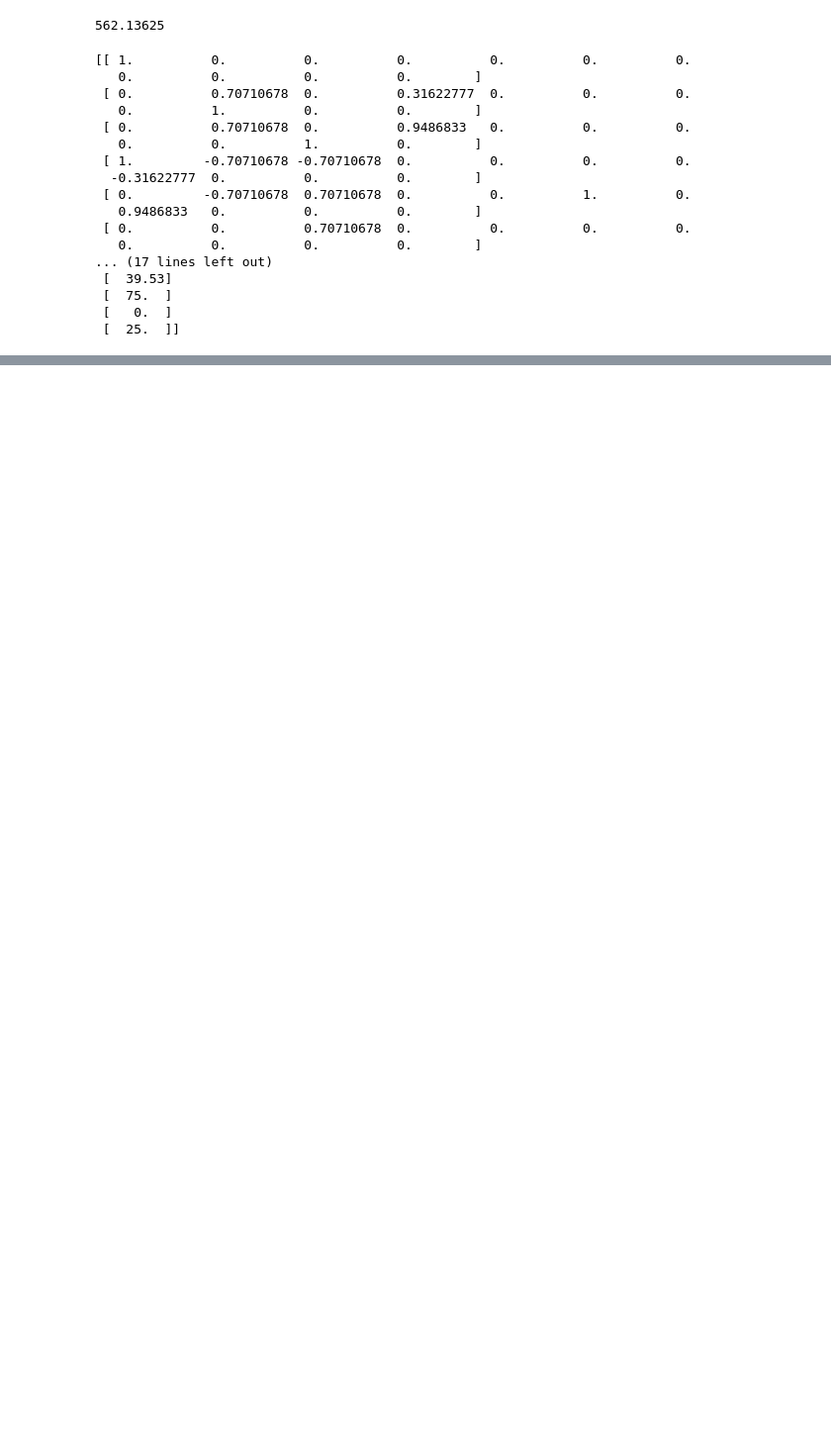
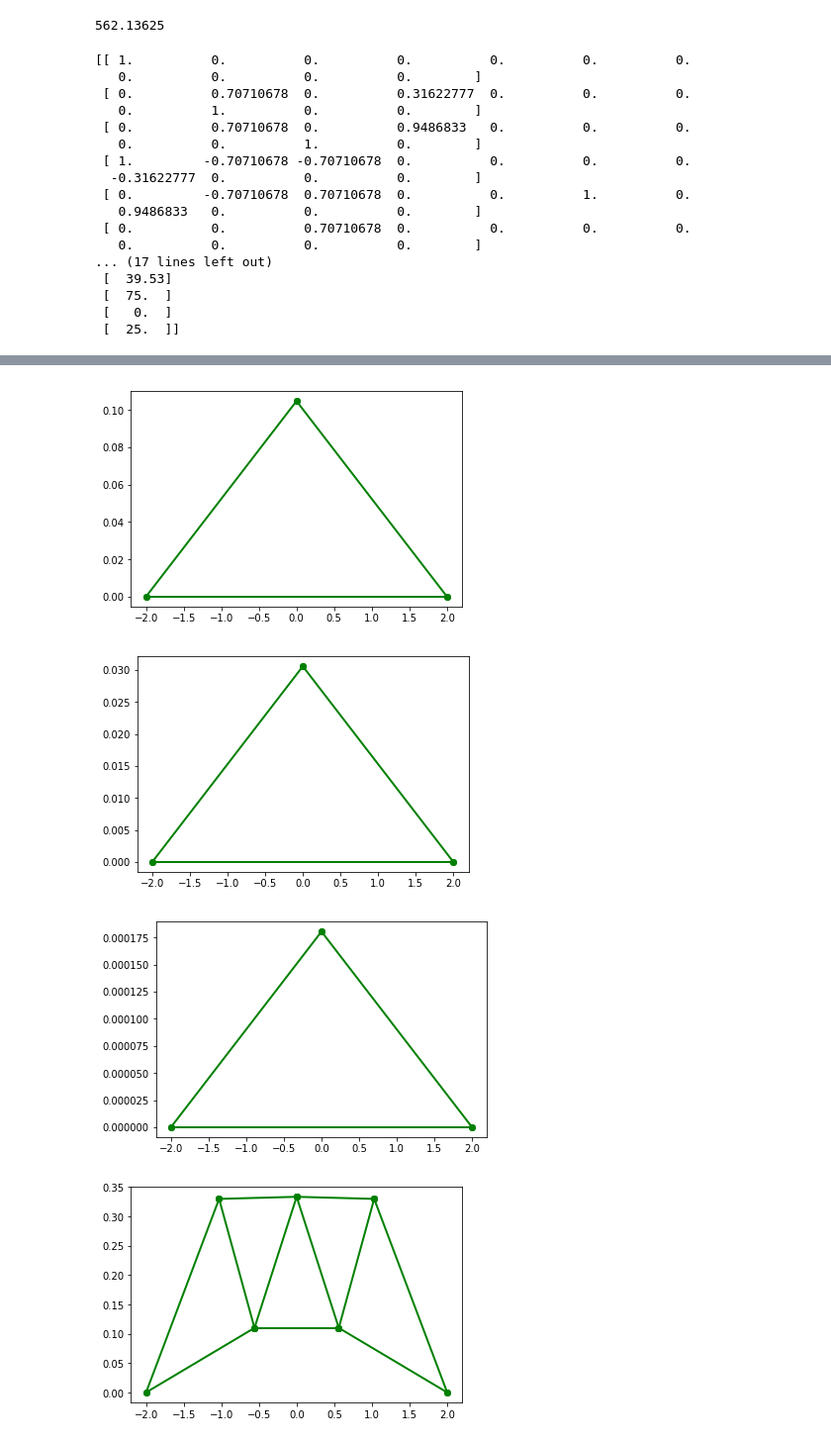
Before and after one commit to jclundy/truss_solver, a Jupyter notebook: Truss Solver.ipynb, the cells around one changed output, grey strips where cells are left out. Shown at 99% size. Drawn from its saved outputs; the diff is of its cells as text; code cells hidden in the pictures; blank space fills up the shorter version.

Commit message:
adds code to visualize trusses, changes mutation algorithm to mutate all joints

```diff
--- a/Truss Solver.ipynb
+++ b/Truss Solver.ipynb
@@ -578,5 +518,5 @@ def evaluate_fitness(truss, applied_force, member_strength):
     safety_factor = member_strength / max_force_in_member
     mass = truss.calculate_mass()
     # maybe should calculate maximum mass?
-    fitness = safety_factor / mass
+    fitness = safety_factor / (2*mass)
     return fitness
@@ -823,17 +902,17 @@ print("population fitness threshold: ", new_population.fitness_threshold)
 # %%
  # main loup
-max_iterations = 10
+max_iterations = 7
 
 width = 4
 max_height = 3
 min_height = 0
 min_edge_length = 0.25
-min_number_joints = 5
-max_number_joints = 7
-population_limit = 1000
+min_number_joints = 3
+max_number_joints = 10
+population_limit = 2000
 
-load = -500
-member_strength = 200
+load = -300
+member_strength = 100
 constraints = Constraints(width,
                           max_height,
                           min_height,
@@ -848,9 +927,37 @@ population = Population(constraints, population_limit)
 winning_truss_per_iteration = []
 top_score_per_iteration = []
 threshold_per_iteration = []
+survivor_histogram_per_iteration = []
+candidate_histogram_per_iteration = []
+n = 5
+top_n_trusses_per_iteration = []
+
 for i in range(max_iterations):
+    print("iteration", i)
+    dr = min_edge_length / (i+1)
+    population.mutation_parameters.dr = dr
     population.spawn_new_generation()
+
+    candidate_histogram = {}
+    survivor_histogram = {}
+    for i in range(min_number_joints, max_number_joints + 1):
+        candidate_histogram[i] = 0
+        survivor_histogram[i] = 0
+
+    for candidate in population.candidate_list:
+        num_joints = candidate.num_joints()
+        candidate_histogram[num_joints] +=1
+    candidate_histogram_per_iteration.append(candidate_histogram)
+    #print(candidate_histogram)
+
     population.crop_population()
     winning_truss_per_iteration.append(population.survivor_list[0][0])
+    top_n_trusses_per_iteration.append(population.survivor_list[:n])
     top_score_per_iteration.append(population.survivor_list[0][1])
     threshold_per_iteration.append(population.fitness_threshold)
+
+
+    for survivor in population.survivor_list:
+        num_joints = survivor[0].num_joints()
+        survivor_histogram[num_joints] +=1
+    survivor_histogram_per_iteration.append(survivor_histogram)
@@ -862,0 +1018,8 @@ for i in range(len(top_score_per_iteration)):
+# %%
+for truss in winning_truss_per_iteration:
+    truss.draw_truss()
+# %% [output]
+[figure, added]
+[figure, added]
+[figure, added]
+[figure, added]
```
Also changed, not shown: parts of 20 cells of this notebook.
